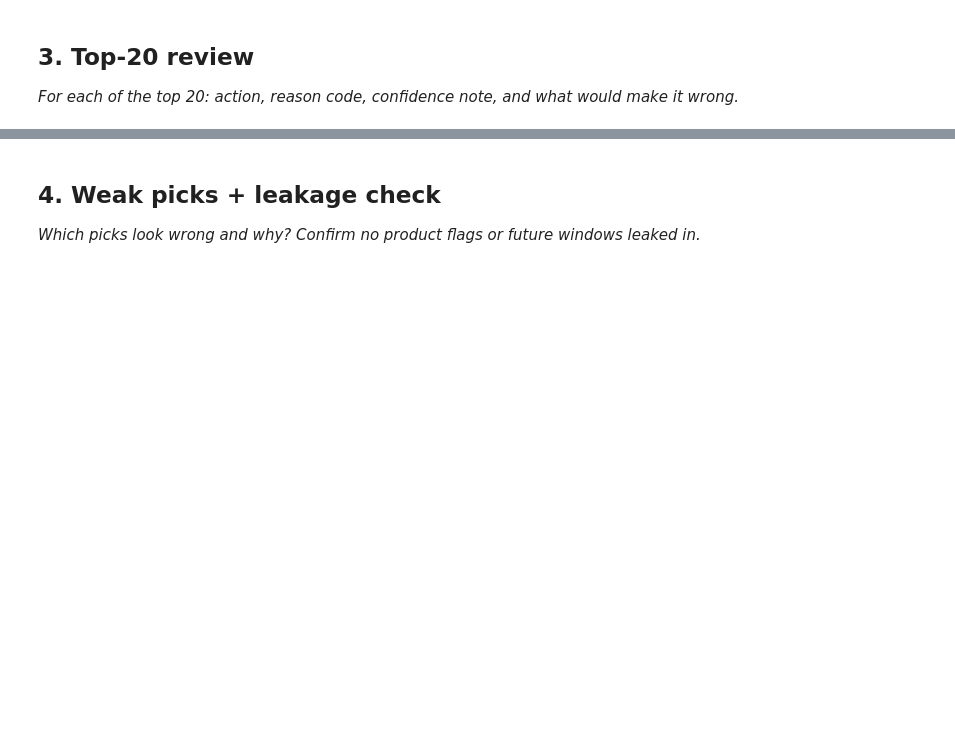
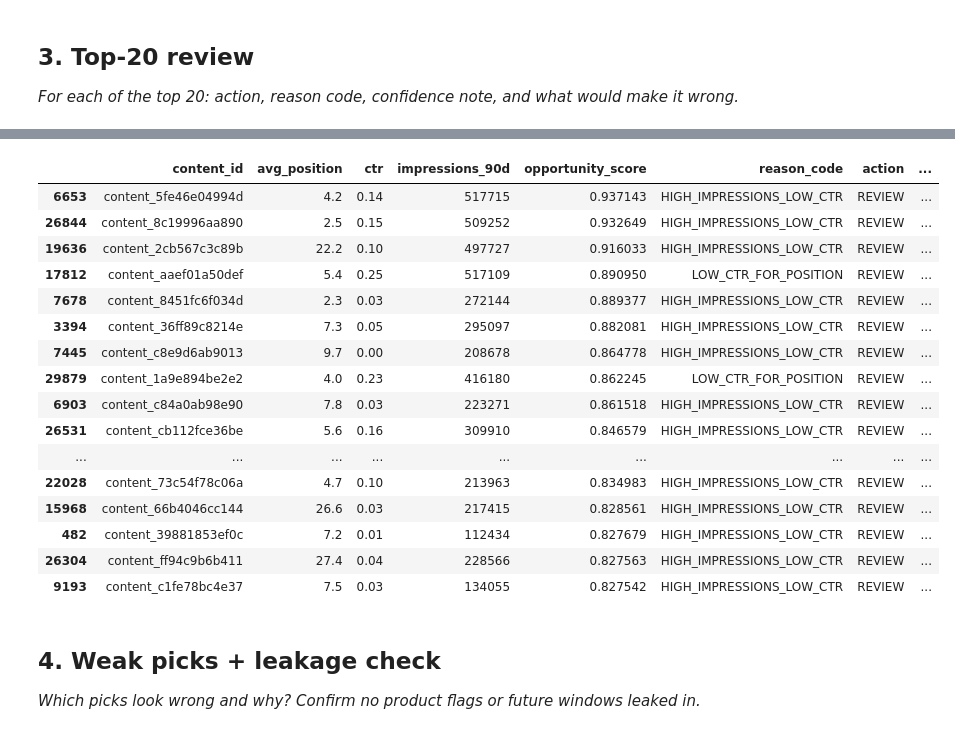
Before and after one commit to adithyajupally/flyrank-ml-internship-jupally, a Jupyter notebook: work/notebooks/w04_baseline_score.ipynb, the cells around one changed output, grey strips where cells are left out. Saved outputs shown, nothing was run; the diff lists cells and outputs as text; code cells hidden in the pictures; blank space fills up the shorter version.

```diff
--- a/work/notebooks/w04_baseline_score.ipynb
+++ b/work/notebooks/w04_baseline_score.ipynb
@@ -22,0 +65,33 @@ This skeleton is yours to fill. Work the sections **in order** — each one has
+# %%
+baseline = df.copy()
+
+# Normalize signals to 0-1 range
+baseline["position_score"] = (baseline["avg_position"].max() - baseline["avg_position"]) / (baseline["avg_position"].max() - baseline["avg_position"].min())
+
+baseline["impression_score"] = (baseline["impressions_90d"] - baseline["impressions_90d"].min()) / (baseline["impressions_90d"].max() - baseline["impressions_90d"].min())
+
+baseline["low_ctr_score"] = 1 - baseline["ctr"]
+
+# Final opportunity score
+baseline["opportunity_score"] = (0.4 * baseline["position_score"] + 0.4 * baseline["low_ctr_score"] + 0.2 * baseline["impression_score"])
+
+# Rank pages
+baseline = baseline.sort_values("opportunity_score",ascending=False)
+
+# Reason code
+baseline["reason_code"] = "LOW_CTR_FOR_POSITION"
+
+baseline.loc[(baseline["avg_position"] <= 20) & (baseline["ctr"] < 0.20),"reason_code"] = "GOOD_POSITION_LOW_CTR"
+
+baseline.loc[(baseline["impressions_90d"] > baseline["impressions_90d"].median()) &(baseline["ctr"] < 0.20),"reason_code"] = "HIGH_IMPRESSIONS_LOW_CTR"
+
+import os
+os.makedirs("work/outputs", exist_ok=True)
+
+# Save CSV
+output_file = "work/outputs/baseline_action_score.csv"
+baseline.to_csv(output_file, index=False)
+
+print("Saved:", output_file)
+
+baseline[["content_id","avg_position","ctr","impressions_90d","opportunity_score","reason_code"]].head(10)
@@ -30,3 +123,32 @@ This skeleton is yours to fill. Work the sections **in order** — each one has
+# %%
+# Take the top 20 pages from the ranked baseline
+top_20 = baseline.head(20).copy()
+
+# Add simple review information
+top_20["action"] = "REVIEW"
+top_20["confidence_note"] = "Directional baseline signal"
+top_20["what_could_make_it_wrong"] = ("Low CTR may be normal for this page or other factors may explain the result.")
+
+# Show the top 20 review queue
+top_20[["content_id","avg_position","ctr","impressions_90d","opportunity_score","reason_code","action","confidence_note","what_could_make_it_wrong"]]
+# %% [output]
+|  | content_id | avg_position | ctr | impressions_90d | opportunity_score | reason_code | action | ... |
+| 6653 | content_5fe46e04994d | 4.2 | 0.14 | 517715 | 0.937143 | HIGH_IMPRESSIONS_LOW_CTR | REVIEW | ... |
+| 26844 | content_8c19996aa890 | 2.5 | 0.15 | 509252 | 0.932649 | HIGH_IMPRESSIONS_LOW_CTR | REVIEW | ... |
+| 19636 | content_2cb567c3c89b | 22.2 | 0.10 | 497727 | 0.916033 | HIGH_IMPRESSIONS_LOW_CTR | REVIEW | ... |
+| 17812 | content_aaef01a50def | 5.4 | 0.25 | 517109 | 0.890950 | LOW_CTR_FOR_POSITION | REVIEW | ... |
+| 7678 | content_8451fc6f034d | 2.3 | 0.03 | 272144 | 0.889377 | HIGH_IMPRESSIONS_LOW_CTR | REVIEW | ... |
+| 3394 | content_36ff89c8214e | 7.3 | 0.05 | 295097 | 0.882081 | HIGH_IMPRESSIONS_LOW_CTR | REVIEW | ... |
+| 7445 | content_c8e9d6ab9013 | 9.7 | 0.00 | 208678 | 0.864778 | HIGH_IMPRESSIONS_LOW_CTR | REVIEW | ... |
+| 29879 | content_1a9e894be2e2 | 4.0 | 0.23 | 416180 | 0.862245 | LOW_CTR_FOR_POSITION | REVIEW | ... |
+| 6903 | content_c84a0ab98e90 | 7.8 | 0.03 | 223271 | 0.861518 | HIGH_IMPRESSIONS_LOW_CTR | REVIEW | ... |
+| 26531 | content_cb112fce36be | 5.6 | 0.16 | 309910 | 0.846579 | HIGH_IMPRESSIONS_LOW_CTR | REVIEW | ... |
+| ... | ... | ... | ... | ... | ... | ... | ... | ... |
+| 22028 | content_73c54f78c06a | 4.7 | 0.10 | 213963 | 0.834983 | HIGH_IMPRESSIONS_LOW_CTR | REVIEW | ... |
+| 15968 | content_66b4046cc144 | 26.6 | 0.03 | 217415 | 0.828561 | HIGH_IMPRESSIONS_LOW_CTR | REVIEW | ... |
+| 482 | content_39881853ef0c | 7.2 | 0.01 | 112434 | 0.827679 | HIGH_IMPRESSIONS_LOW_CTR | REVIEW | ... |
+| 26304 | content_ff94c9b6b411 | 27.4 | 0.04 | 228566 | 0.827563 | HIGH_IMPRESSIONS_LOW_CTR | REVIEW | ... |
+| 9193 | content_c1fe78bc4e37 | 7.5 | 0.03 | 134055 | 0.827542 | HIGH_IMPRESSIONS_LOW_CTR | REVIEW | ... |
 # %% [markdown]
 ## 4. Weak picks + leakage check
 
```
Also changed, not shown: parts of 12 cells of this notebook.
